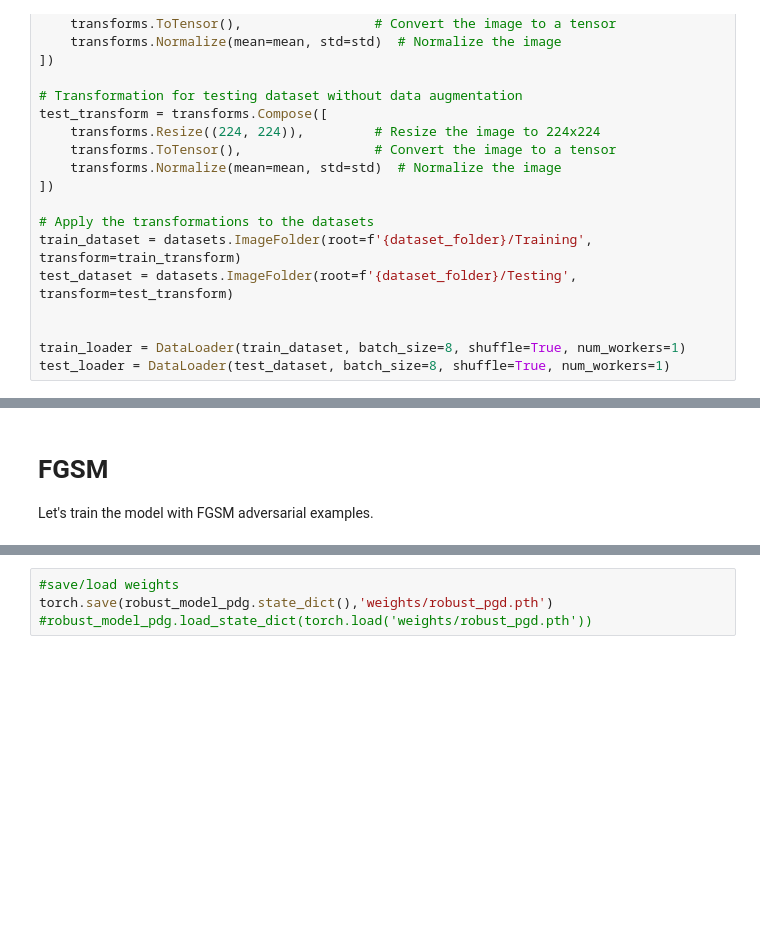
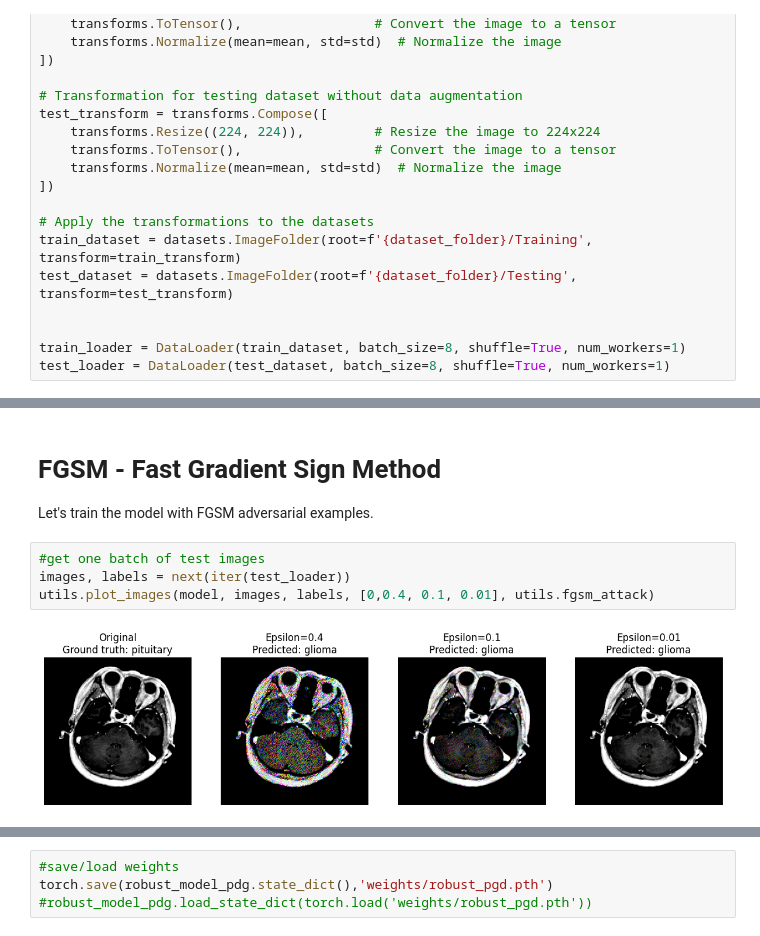
Before and after one commit to marcosolime/break-fix, a Jupyter notebook: adversarial_training.ipynb, the cells around one changed output, grey strips where cells are left out. Cells and saved outputs as stored; diff of their text form; blank space fills up the shorter version.

```diff
--- a/adversarial_training.ipynb
+++ b/adversarial_training.ipynb
@@ -142,8 +163,14 @@ def adversarial_train(dataloader, model, device, num_epochs, optimizer, criterio
 
     print("Training complete.")
 # %% [markdown]
-# FGSM
+# **FGSM** - Fast Gradient Sign Method
 Let's train the model with FGSM adversarial examples. <br>
+# %%
+#get one batch of test images
+images, labels = next(iter(test_loader))
+utils.plot_images(model, images, labels, [0,0.4, 0.1, 0.01], utils.fgsm_attack)
+# %% [output]
+[figure, added]
 # %%
 #define a new model
 robust_model = utils.CNN(num_classes=4).to(device)
```
Also changed, not shown: parts of 30 cells of this notebook, 2 other files.
